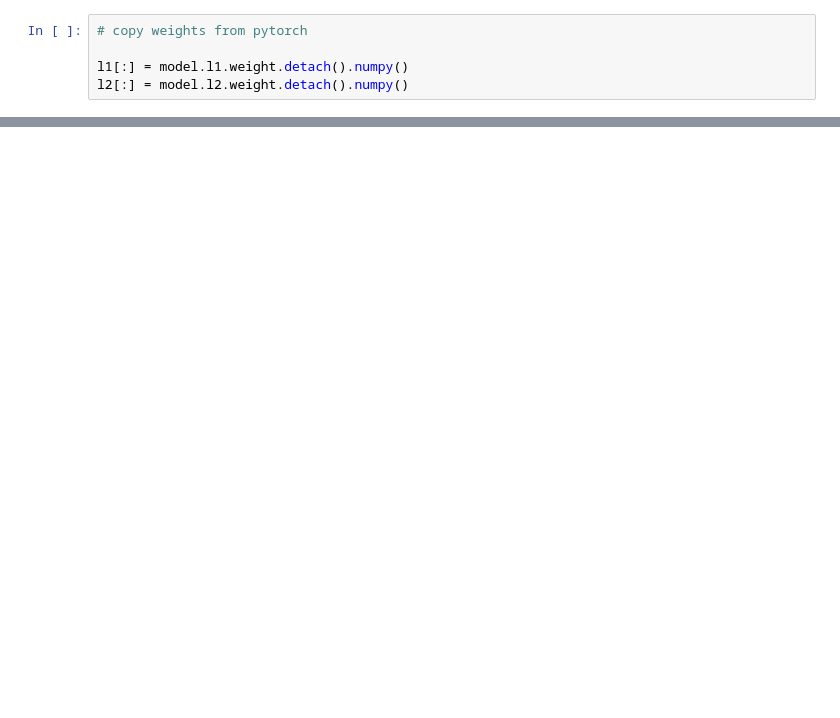
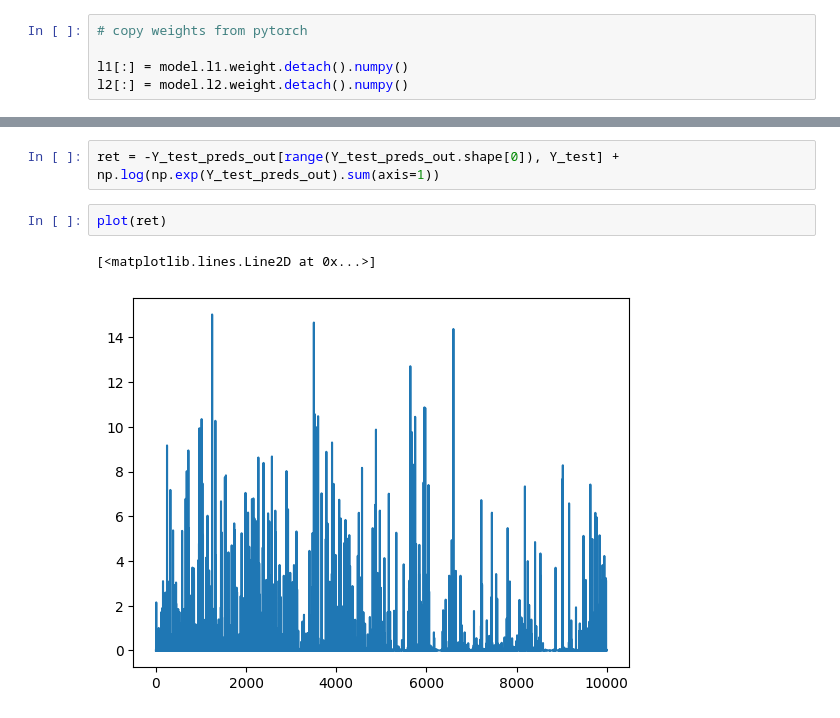
Before and after one commit to tthuwng/ainb, a Jupyter notebook: mnist_from_scratch.ipynb, the cells around one changed output, grey strips where cells are left out. Saved outputs shown, nothing was run; the diff lists cells and outputs as text; blank space fills up the shorter version.

```diff
--- a/mnist_from_scratch.ipynb
+++ b/mnist_from_scratch.ipynb
@@ -193,0 +208,7 @@ samp = 0
+# %%
+ret = -Y_test_preds_out[range(Y_test_preds_out.shape[0]), Y_test] + np.log(np.exp(Y_test_preds_out).sum(axis=1))
+# %%
+plot(ret)
+# %% [output]
+[<matplotlib.lines.Line2D at 0x...>]
+[figure, added]
```
Also changed, not shown: parts of 14 cells of this notebook.
